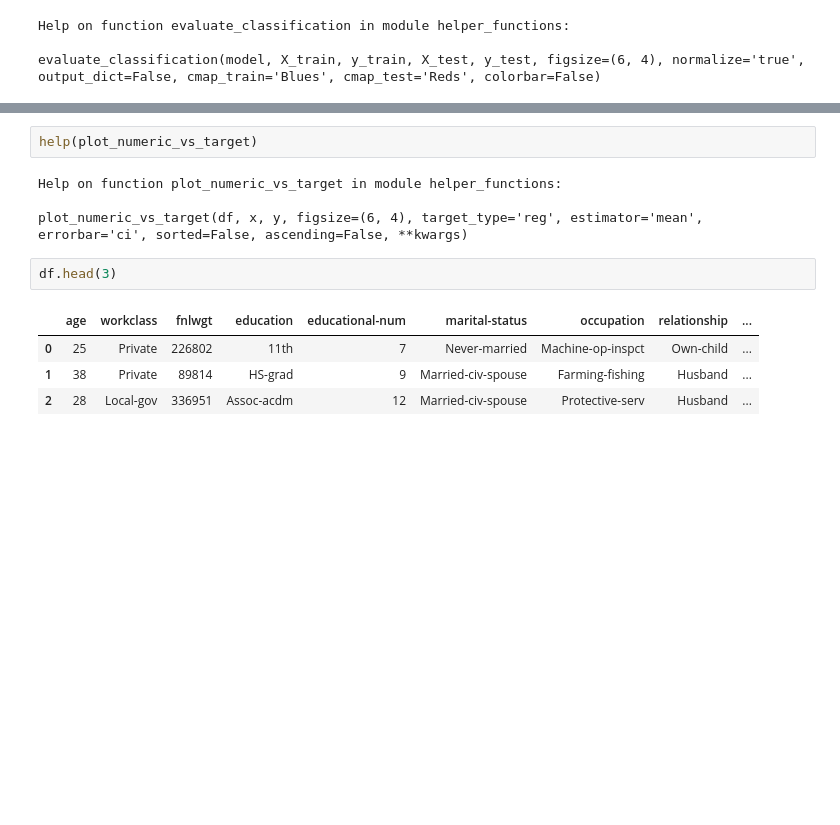
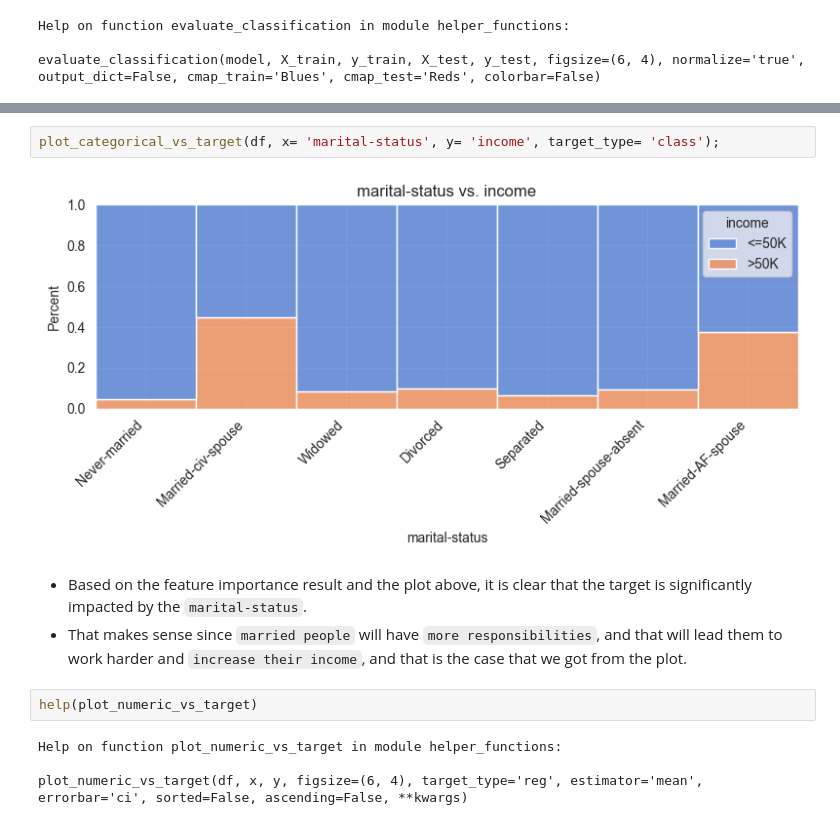
Before and after one commit to FoozBarakat/Predict-Income, a Jupyter notebook: main.ipynb, the cells around one changed output, grey strips where cells are left out. Cells and saved outputs as stored; diff of their text form; blank space fills up the shorter version.

```diff
--- a/main.ipynb
+++ b/main.ipynb
@@ -649,14 +652,14 @@ plot_importance(permutation_importances, top_n= 10);
+# %%
+plot_categorical_vs_target(df, x= 'marital-status', y= 'income', target_type= 'class');
+# %% [output]
+[figure, added]
+# %% [markdown]
+- Based on the feature importance result and the plot above, it is clear that the target is significantly impacted by the `marital-status`.
+- That makes sense since `married people` will have `more responsibilities`, and that will lead them to work harder and `increase their income`, and that is the case that we got from the plot.
 # %%
 help(plot_numeric_vs_target)
 # %% [output]
 Help on function plot_numeric_vs_target in module helper_functions:
 
 plot_numeric_vs_target(df, x, y, figsize=(6, 4), target_type='reg', estimator='mean', errorbar='ci', sorted=False, ascending=False, **kwargs)
-# %%
-df.head(3)
-# %% [output]
-|  | age | workclass | fnlwgt | education | educational-num | marital-status | occupation | relationship | ... |
-| 0 | 25 | Private | 226802 | 11th | 7 | Never-married | Machine-op-inspct | Own-child | ... |
-| 1 | 38 | Private | 89814 | HS-grad | 9 | Married-civ-spouse | Farming-fishing | Husband | ... |
-| 2 | 28 | Local-gov | 336951 | Assoc-acdm | 12 | Married-civ-spouse | Protective-serv | Husband | ... |
 # %%
```
Also changed, not shown: parts of 29 cells of this notebook.
